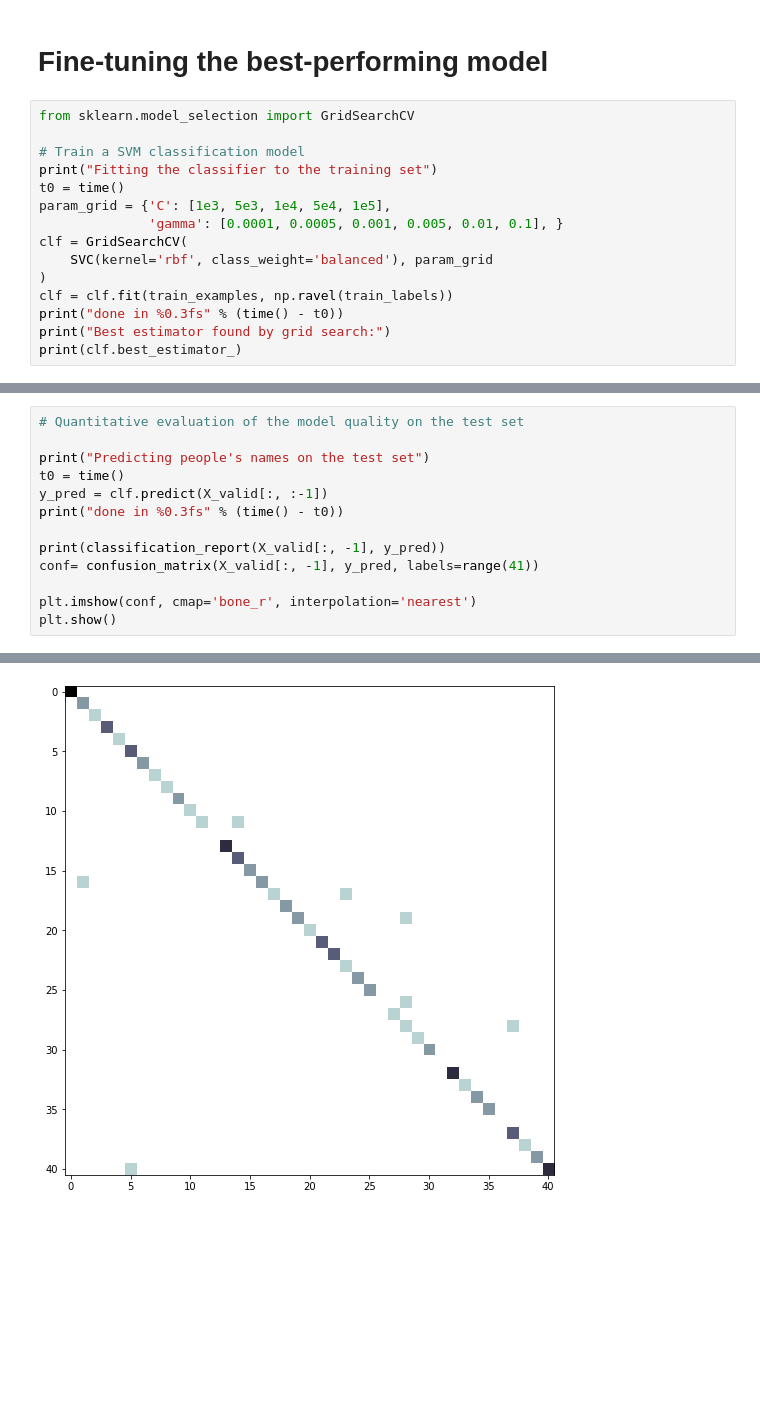
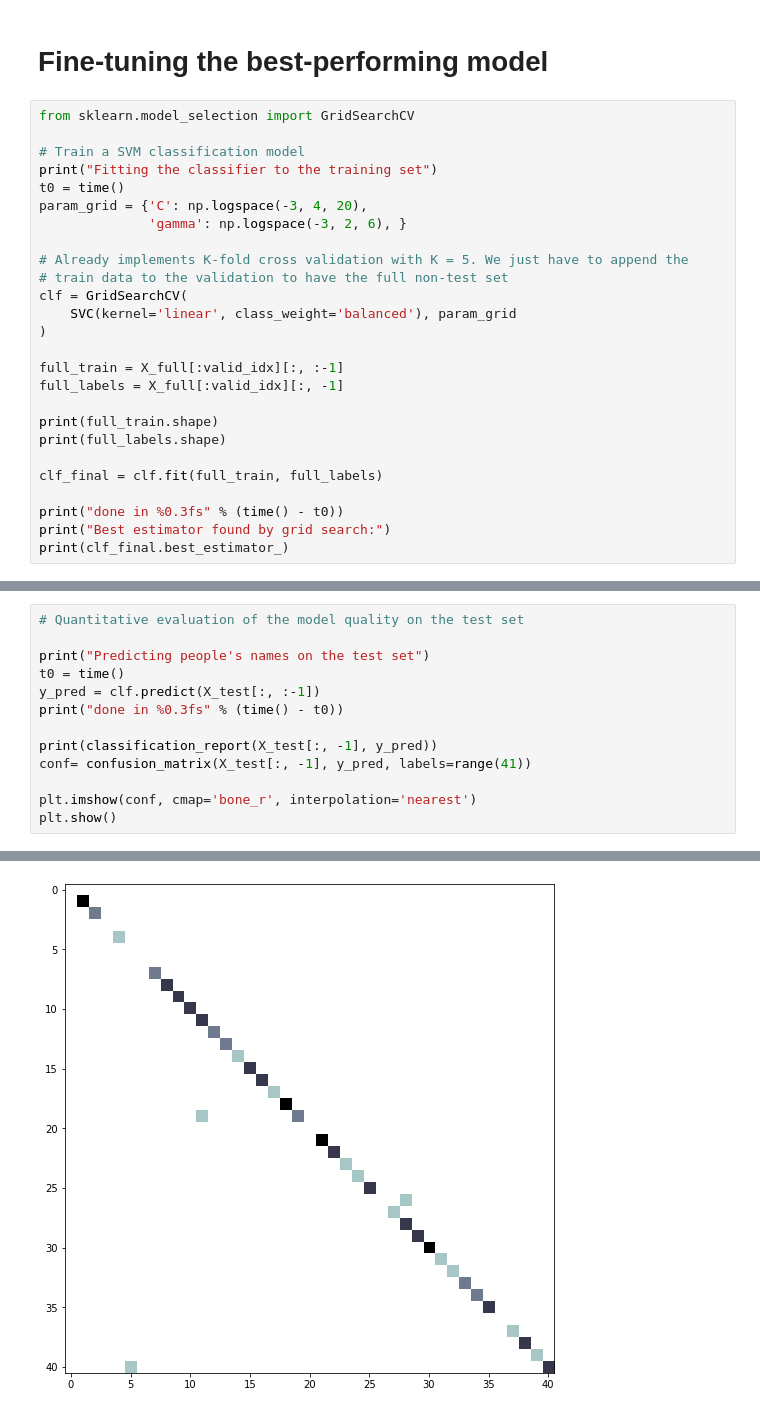
Before and after one commit to tiagoleonmelo/face-recognition, a Jupyter notebook: Face Recognition.ipynb, the cells around one changed output, grey strips where cells are left out. Cells and saved outputs as stored; diff of their text form; blank space fills up the shorter version.

Commit message:
K-fold CV, Grid Search fine tuning and report updates

```diff
--- a/Face Recognition.ipynb
+++ b/Face Recognition.ipynb
@@ -912,14 +918,25 @@ from sklearn.model_selection import GridSearchCV
 # Train a SVM classification model
 print("Fitting the classifier to the training set")
 t0 = time()
-param_grid = {'C': [1e3, 5e3, 1e4, 5e4, 1e5],
-              'gamma': [0.0001, 0.0005, 0.001, 0.005, 0.01, 0.1], }
+param_grid = {'C': np.logspace(-3, 4, 20),
+              'gamma': np.logspace(-3, 2, 6), }
+
+# Already implements K-fold cross validation with K = 5. We just have to append the
+# train data to the validation to have the full non-test set
 clf = GridSearchCV(
-    SVC(kernel='rbf', class_weight='balanced'), param_grid
+    SVC(kernel='linear', class_weight='balanced'), param_grid
 )
-clf = clf.fit(train_examples, np.ravel(train_labels))
+
+full_train = X_full[:valid_idx][:, :-1]
+full_labels = X_full[:valid_idx][:, -1]
+
+print(full_train.shape)
+print(full_labels.shape)
+
+clf_final = clf.fit(full_train, full_labels)
+
 print("done in %0.3fs" % (time() - t0))
 print("Best estimator found by grid search:")
-print(clf.best_estimator_)
+print(clf_final.best_estimator_)
 # %% [output]
 Fitting the classifier to the training set
@@ -934,11 +953,11 @@ SVC(C=1000.0, cache_size=200, class_weight='balanced', coef0=0.0,
 
 print("Predicting people's names on the test set")
 t0 = time()
-y_pred = clf.predict(X_valid[:, :-1])
+y_pred = clf.predict(X_test[:, :-1])
 print("done in %0.3fs" % (time() - t0))
 
-print(classification_report(X_valid[:, -1], y_pred))
-conf= confusion_matrix(X_valid[:, -1], y_pred, labels=range(41))
+print(classification_report(X_test[:, -1], y_pred))
+conf= confusion_matrix(X_test[:, -1], y_pred, labels=range(41))
 
 plt.imshow(conf, cmap='bone_r', interpolation='nearest')
 plt.show()
@@ -963 +982 @@ weighted avg       0.93      0.91      0.91        82
-[figure, old version]
+[figure, new version]
```
Also changed, not shown: parts of 27 cells of this notebook, 1 other file.
